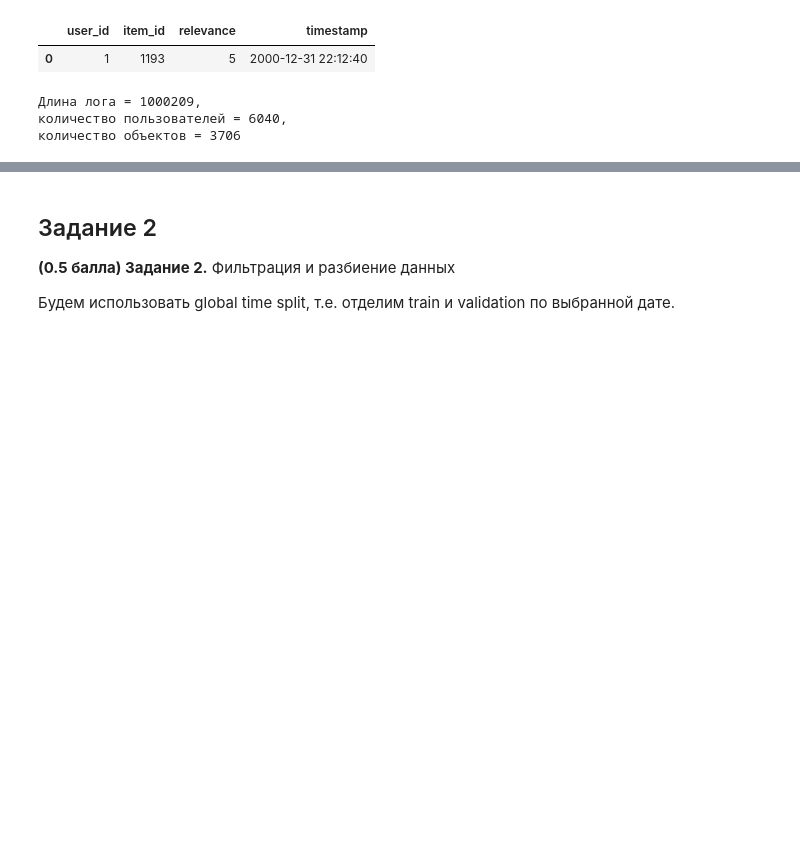
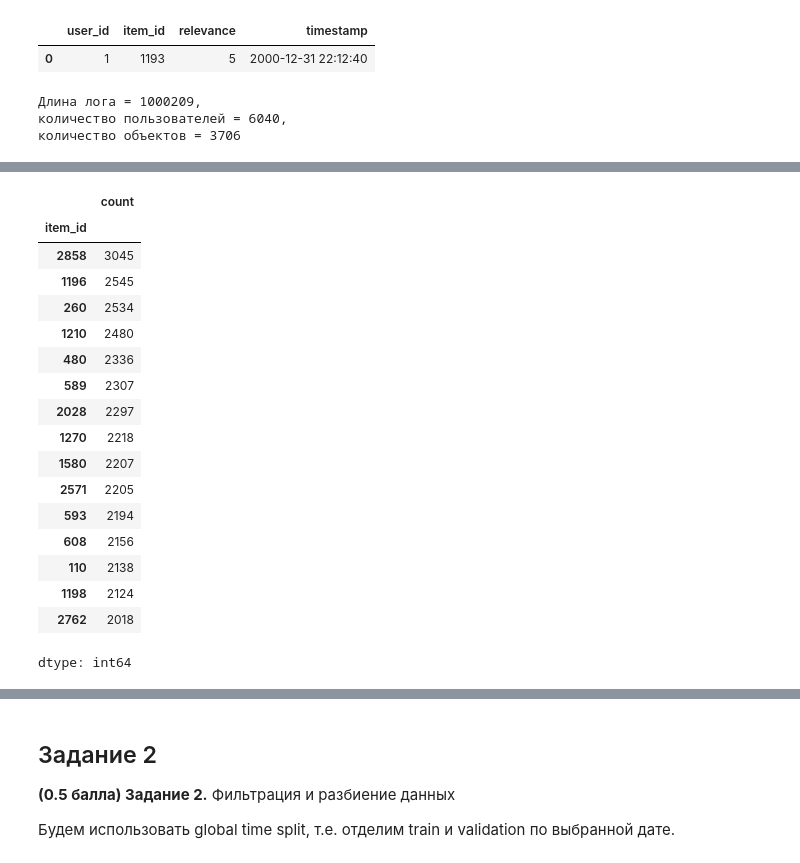
Before and after one commit to DlMarsh/RecSys-Homework, a Jupyter notebook: homeworks/hw_01/rs_hw01.ipynb, the cells around one changed output, grey strips where cells are left out. Drawn from its saved outputs; the diff is of its cells as text; code cells hidden in the pictures; blank space fills up the shorter version.

```diff
--- a/homeworks/hw_01/rs_hw01.ipynb
+++ b/homeworks/hw_01/rs_hw01.ipynb
@@ -134,0 +141,21 @@ Text(0, 0.5, 'Частота')
+# %%
+rpt.item_id.value_counts()[:15]
+# %% [output]
+|  | count |
+| item_id |  |
+| 2858 | 3045 |
+| 1196 | 2545 |
+| 260 | 2534 |
+| 1210 | 2480 |
+| 480 | 2336 |
+| 589 | 2307 |
+| 2028 | 2297 |
+| 1270 | 2218 |
+| 1580 | 2207 |
+| 2571 | 2205 |
+| 593 | 2194 |
+| 608 | 2156 |
+| 110 | 2138 |
+| 1198 | 2124 |
+| 2762 | 2018 |
+dtype: int64
```
Also changed, not shown: parts of 19 cells of this notebook.
